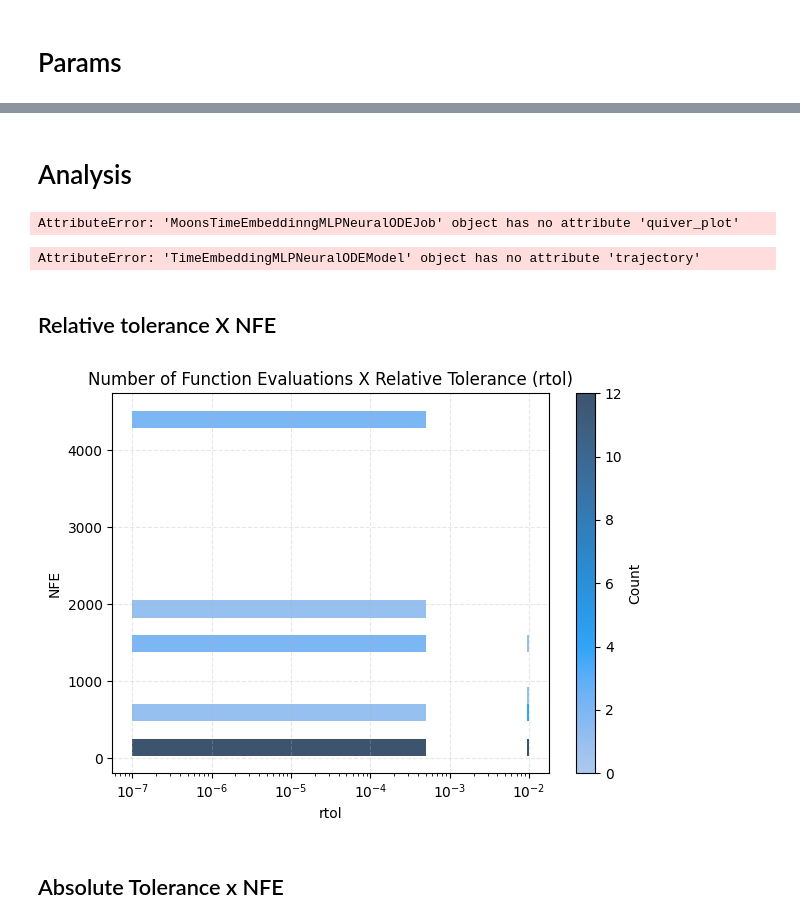
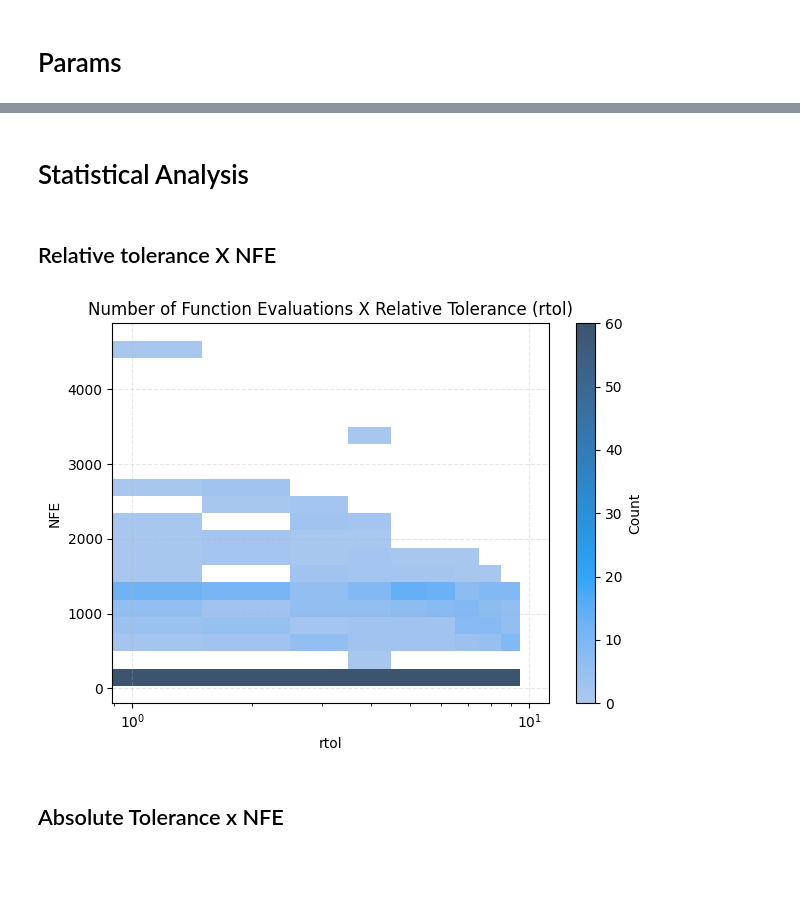
Before and after one commit to lucasbanunes/even-flow-pearl-jam.mp3, a Jupyter notebook: 01_neural_ode_2d.ipynb, the cells around one changed output, grey strips where cells are left out. Saved outputs shown, nothing was run; the diff lists cells and outputs as text; code cells hidden in the pictures; blank space fills up the shorter version.

Commit message:
Sinishes all required plots in 01_neural_ode_2d.ipynb

```diff
--- a/01_neural_ode_2d.ipynb
+++ b/01_neural_ode_2d.ipynb
@@ -8,7 +8,6 @@ import torch
 import numpy as np
 from matplotlib.patches import FancyArrowPatch
 import mlflow
-mlflow.set_experiment("neural_ode_2d")
 import warnings
 warnings.filterwarnings("ignore")
 
@@ -153,0 +20,6 @@ jobs_df.head()
+# %%
+experiment_name = 'Moons Neural ODE'
+mlflow.set_experiment(experiment_name)
+experiment = mlflow.get_experiment_by_name(experiment_name)
+runs_df = mlflow.search_runs(experiment_ids=[experiment.experiment_id])
+runs_df
@@ -154,84 +61,29 @@ jobs_df.head()
 # %% [markdown]
-# Analysis
+# Statistical Analysis
-# %%
-job_number = 11
-fig = jobs[job_number].quiver_plot()
-fig.show()
-# %% [output]
-AttributeError: 'MoonsTimeEmbeddinngMLPNeuralODEJob' object has no attribute 'quiver_plot'
-# %%
-job_number = 10
-job = jobs[job_number]
-time = np.linspace(0., 1., num=100, dtype='float32')
-trajectory = jobs[job_number].model.trajectory(datamodule.train_X,
-                                               integration_times=torch.from_numpy(time))
-trajectory = trajectory.squeeze(1)
-trajectory = trajectory.detach().numpy()
-num_arrows = 6
-arrow_indices = np.linspace(0, trajectory.shape[0]-2, num=num_arrows, dtype='int')
-
-fig, ax = plt.subplots()
-ax.grid(alpha=.3, linestyle='--')
-scatter = ax.scatter(trajectory[:, 0], trajectory[:, 1],
-           s=np.full(trajectory.shape[0], 15),
-           c=time,
-           cmap='viridis',
-           label=(f'Starting point: ({datamodule.train_X[0, 0]:.2f}, {datamodule.train_X[0, 1]:.2f})'))
-plt.colorbar(scatter, ax=ax, label='Time')
-for i in arrow_indices:
-    if i == trajectory.shape[0] - 1:
-        continue
-    x = trajectory[i, 0]
-    y = trajectory[i, 1]
-    dx = trajectory[i+1, 0] - trajectory[i, 0]
-    dy = trajectory[i+1, 1] - trajectory[i, 1]
-    arrow = FancyArrowPatch((x, y),
-                        (x + dx, y + dy),
-                        arrowstyle='->',
-                        mutation_scale=20,
-                        color='k',
-                        alpha=0.5,
-                        linewidth=2)
-    ax.add_patch(arrow)
-ax.legend()
-ax.set_title(
-    'Neural ODE Trajectory on Two Moons Dataset',
-    fontsize='large'
-)
-ax.set_xlabel('X', fontsize='medium')
-ax.set_ylabel('Y', fontsize='medium')
-# ax.set_ylim(0.993625, 0.993650)
-fig.tight_layout()
-# %% [output]
-AttributeError: 'TimeEmbeddingMLPNeuralODEModel' object has no attribute 'trajectory'
 # %% [markdown]
 ## Relative tolerance X NFE
 # %%
-nfes = [
-    job.metrics['test']['nfe']
-    for job in jobs
-]
 fig, ax = plt.subplots()
 ax.grid(alpha=.3, linestyle='--')
 sns.histplot(
-    jobs_df,
-    x='model.rtol',
+    runs_df,
+    x='params.model.rtol',
     y='metrics.test.nfe',
     ax=ax,
     cbar=True,
     cbar_kws={'label': 'Count'},
     bins=20
 )
 ax.set_title(
     'Number of Function Evaluations X Relative Tolerance (rtol)',
     fontsize='large'
 )
 ax.set_xlabel('rtol', fontsize='medium')
 ax.set_ylabel('NFE', fontsize='medium')
 ax.set_xscale('log')
 fig.tight_layout()
 # %% [output]
-[figure, old version]
+[figure, new version]
 # %% [markdown]
 ## Absolute Tolerance x NFE
 # %%
```
Also changed, not shown: parts of 22 cells of this notebook, 8 other files.
